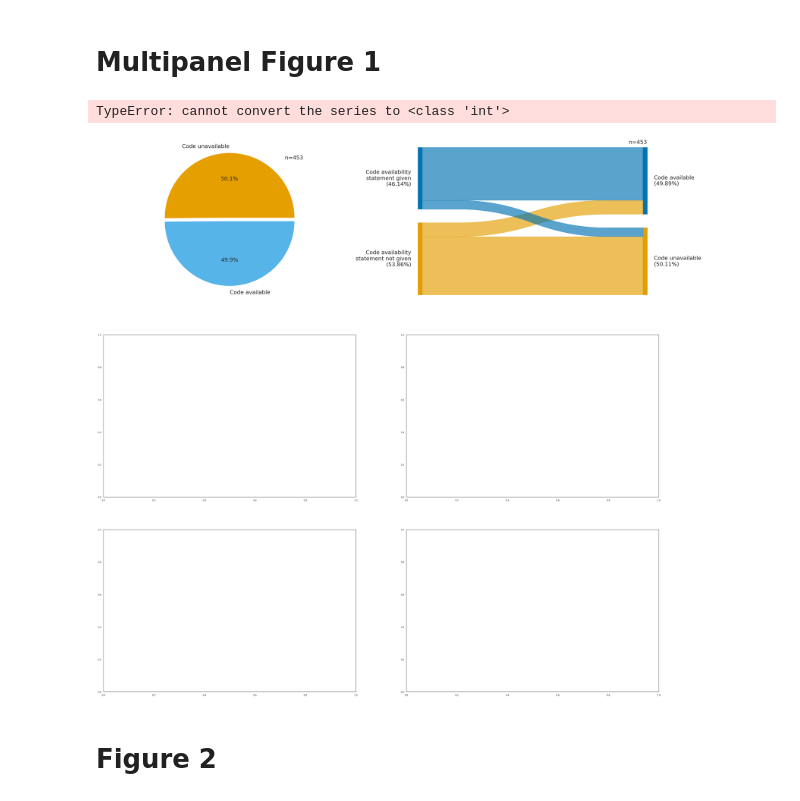
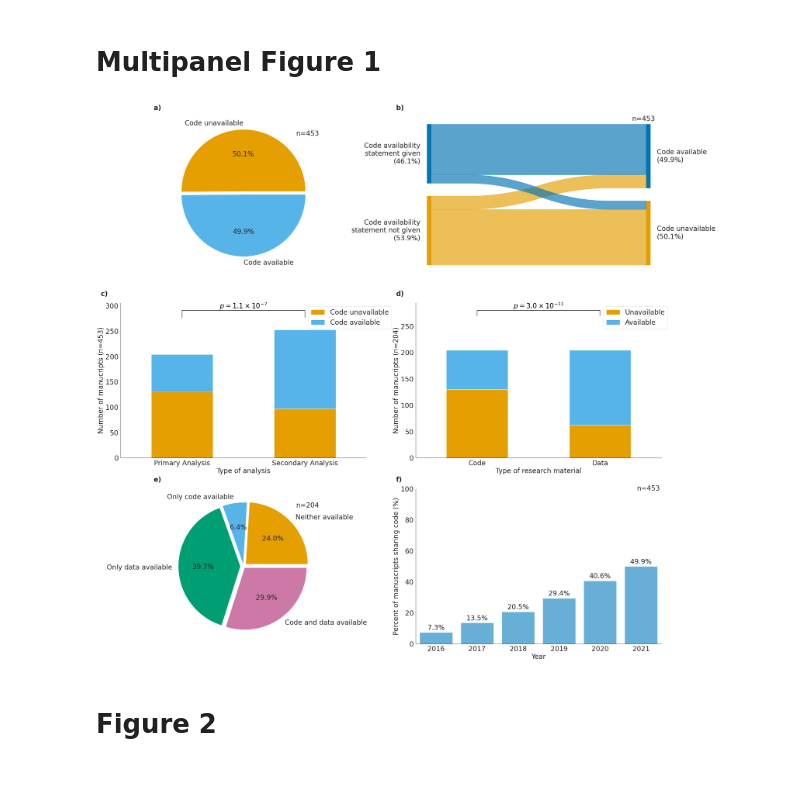
Before and after one commit to Mangul-Lab-USC/code-availability, a Jupyter notebook: notebooks/Figures.ipynb, the cells around one changed output. Cells and saved outputs as stored; diff of their text form; code cells hidden in the pictures.

```diff
--- a/notebooks/Figures.ipynb
+++ b/notebooks/Figures.ipynb
@@ -360,13 +360,12 @@ plt.show()
 # %% [markdown]
 # Multipanel Figure 1
 # %%
-
 sns.set_style("white")
 sns.set_context("paper")
 #sns.color_palette("pastel")
 rcParams['font.family'] = 'sans-serif'
 #sns.set(font_scale=1)
-fontsize=22
+fontsize=28
 #plt.rcParams.update({'font.size': fontsize})
 fig, ax = plt.subplots(3, 2,figsize=(40 ,40))
 
@@ -384,14 +383,14 @@ df_code_avail=df_code_avail.rename(columns={"index":"Code availability (Yes/No)"
 
 #add percentage column
 df_code_avail['Percentage'] = (df_code_avail['Counts']/df_code_avail['Counts'].sum()) * 100
-df_code_avail['Percentage']=df_code_avail['Percentage'].round(2)
+df_code_avail['Percentage']=df_code_avail['Percentage'].round(1)
 
 df_code_avail_statement=pd.DataFrame({'Counts': df['Code availability statement (Yes/No)'].value_counts()}).reset_index()
 df_code_avail_statement=df_code_avail_statement.rename(columns={"index":"Code availability (Yes/No)"})
 
 #add percentage column
 df_code_avail_statement['Percentage'] = (df_code_avail_statement['Counts']/df_code_avail_statement['Counts'].sum()) * 100
-df_code_avail_statement['Percentage']=df_code_avail_statement['Percentage'].round(2)
+df_code_avail_statement['Percentage']=df_code_avail_statement['Percentage'].round(1)
 
 #create dataframe for counts data of data availability and code availability
 df_temp=pd.DataFrame({'Counts': df.groupby(['Code availability statement (Yes/No)','Code availability (Yes/No)',]).size()}).reset_index()
@@ -438,7 +437,7 @@ df_temp=df_temp.rename(columns={"no":"Code unavailable","yes":"Code available"})
 chi2, p, dof, expected = chi2_contingency(df_temp)
 colors = ['#0072B2','#D55E00']
 df_temp.plot(kind='bar', stacked=True, color=['#E69F00', '#56B4E9'], ax=ax[1,0], rot=0)
-ax[1,0].legend(loc='best', bbox_to_anchor=(1.1, 1),fontsize=fontsize)
+ax[1,0].legend(loc='best', bbox_to_anchor=(0.75, 1),fontsize=fontsize)
 ax[1,0].set_xlabel("Type of analysis",fontsize=fontsize)
 ax[1,0].set_ylabel("Number of manucripts (n=453)",fontsize=fontsize)
 ax[1,0].tick_params(axis='both', labelsize=fontsize)
@@ -446,7 +445,7 @@ ax[1,0].tick_params(axis='both', labelsize=fontsize)
 # statistical annotation
 x1, x2 = 0, 1   # columns 'Sat' and 'Sun' (first column: 0, see plt.xticks())
 ax[1,0].plot([x1, x1, x2, x2], [y, y+h, y+h, y], lw=1.5, c=col)
-ax[1,0].text((x1+x2)*.5, y+h, r"$p = {0:s}$".format(as_si(p,2)), ha='center', va='bottom', color=col, fontsize=fontsize)
+ax[1,0].text((x1+x2)*.5, y+h, r"$p = {0:s}$".format(as_si(p,1)), ha='center', va='bottom', color=col, fontsize=fontsize)
 
 #fig 1d
 #create dataframe for counts data of code availability
@@ -472,10 +471,10 @@ df_temp.plot(kind='bar', stacked=True, color=['#E69F00', '#56B4E9'],ax=ax[1,1],r
 y, h, col = 270, 10, 'k'
 x1, x2 = 0, 1  # columns  (first column: 0, see plt.xticks())
 ax[1,1].plot([x1, x1, x2, x2], [y, y+h, y+h, y], lw=1.5, c=col)
-ax[1,1].text((x1+x2)*.5, y+h, r"$p = {0:s}$".format(as_si(p,2)), ha='center', va='bottom', color=col, fontsize=fontsize)
+ax[1,1].text((x1+x2)*.5, y+h, r"$p = {0:s}$".format(as_si(p,1)), ha='center', va='bottom', color=col, fontsize=fontsize)
 
-ax[1,1].legend(loc='best', bbox_to_anchor=(1, 1),fontsize=fontsize)
-ax[1,1].set_xlabel("Type of analysis",fontsize=fontsize)
+ax[1,1].legend(loc='best', bbox_to_anchor=(0.75, 1),fontsize=fontsize)
+ax[1,1].set_xlabel("Type of research material",fontsize=fontsize)
 ax[1,1].set_ylabel("Number of manucripts (n=204)",fontsize=fontsize)
 #plt.ylim(0,100)
 ax[1,1].tick_params(axis='both', labelsize=fontsize)
@@ -490,7 +489,7 @@ df_modified = df.copy()
 df_modified.loc[df_modified['Data availability (yes/no)'] == 'upon request', 'Data availability (yes/no)'] = 'no'
 #create dataframe for counts data of data availability and code availability
 df_temp=pd.DataFrame({'Counts': df_modified.groupby(['Data availability (yes/no)','Code availability (Yes/No)']).size()}).reset_index()
-df_temp['Labels']=['Neither available','Code available','Data available','Code and Data available']
+df_temp['Labels']=['Neither available','Only code available','Only data available','Code and data available']
 explode = (0.05,0.03,0.05,0.03)
 textprops = {"fontsize":fontsize}
 colors = ['#E69F00', '#56B4E9','#009E73', '#CC79A7']
@@ -516,38 +515,37 @@ df_temp['Cumulative Percent Increase']=df_temp['Percent Increase'].cumsum()
 df_temp['Cumulative Percent Increase']=df_temp['Cumulative Percent Increase'].round(2)
 df_temp=df_temp.reset_index()
 df_temp=df_temp.drop('index', axis=1)
 colors = ['#56B4E9']
 sns.barplot(ax=ax[2,1],data=df_temp, x='PMC_Year', y='Cumulative Percent Increase',palette=colors)
 
 for index, row in df_temp.iterrows():
-    ax[2,1].annotate(f'{row["Cumulative Percent Increase"]:.2f}%', xy=(index, row['Cumulative Percent Increase']),
+    ax[2,1].annotate(f'{row["Cumulative Percent Increase"]:1.1f}%', xy=(index, row['Cumulative Percent Increase']),
                  xytext=(0, 5), textcoords='offset points', ha='center', va='bottom',fontsize=fontsize)
 plt.ylim([0, 100])
 ax[2,1].text(4.9, 99, "n=453", fontsize=fontsize)
 ax[2,1].tick_params(axis='both', labelsize=fontsize)
 ax[2,1].set_xlabel('Year', fontsize=fontsize)
-ax[2,1].set_ylabel('Cumulative code-sharing\nmanuscript growth (%)', fontsize=fontsize)
+ax[2,1].set_ylabel('Percent of manuscripts sharing code (%)', fontsize=fontsize)
 ax[2,1].set_ylim(0,100)
 
 
 # Add labels to each subplot
 labels = ['a)', 'b)', 'c)', 'd)', 'e)','f)']
 
 for i, axes in enumerate(ax.flatten()):
-    axes.text(-0.08, 1.08, labels[i], transform=axes.transAxes, fontsize=14, fontweight='bold', va='top')
+    axes.text(-0.08, 1.08, labels[i], transform=axes.transAxes, fontsize=fontsize, fontweight='bold', va='top')
 
 
 
 
 
 
 
 sns.despine()
 plt.show()
 fig.savefig('../Figures/fig1.png', format='png', dpi=300,bbox_inches='tight')
 # %% [output]
-TypeError: cannot convert the series to <class 'int'>
-[figure, old version]
+[figure, new version]
 # %% [markdown]
 # Figure 2
 # %% [markdown]
```
Also changed, not shown: parts of 4 cells of this notebook, 2 other files.
